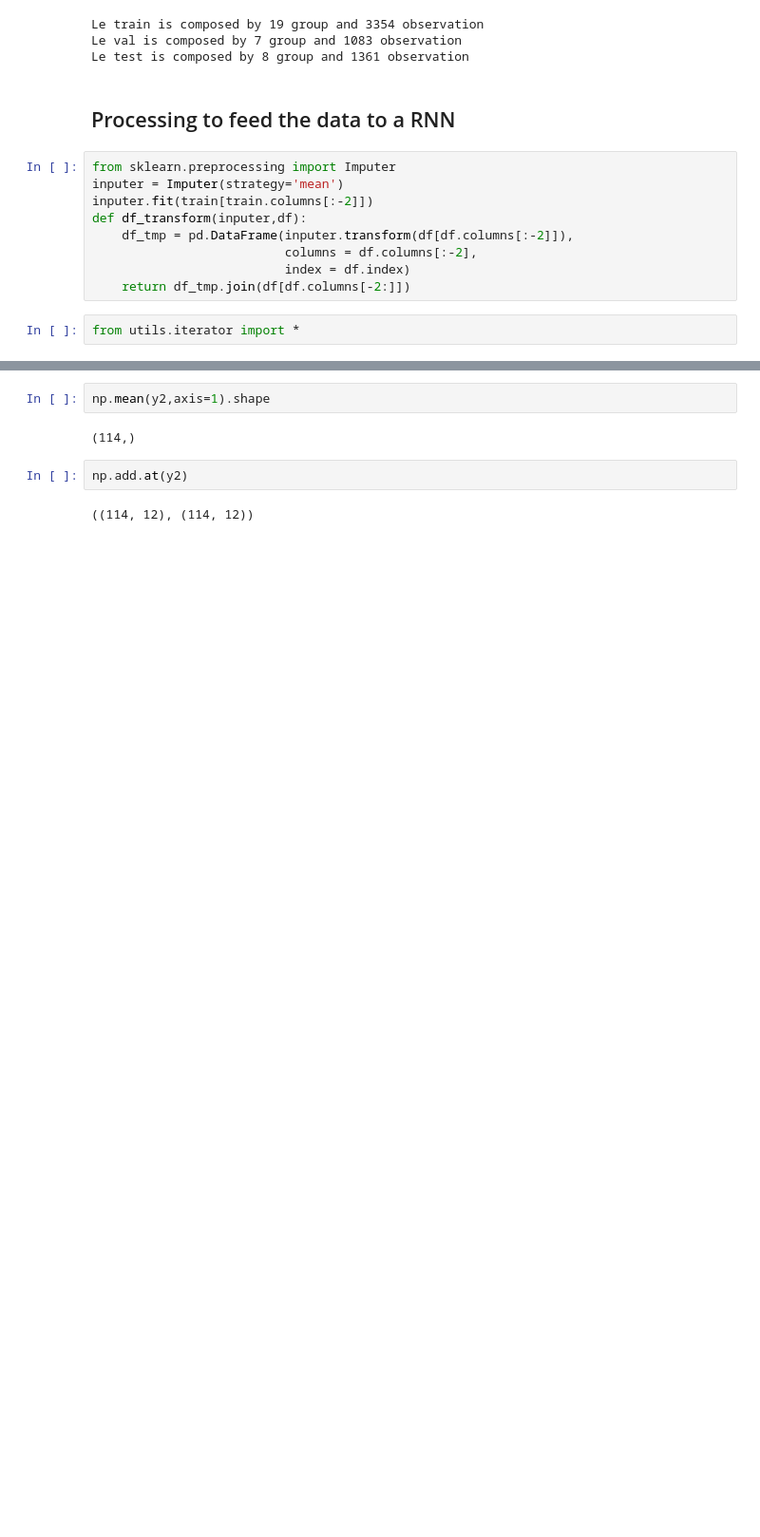
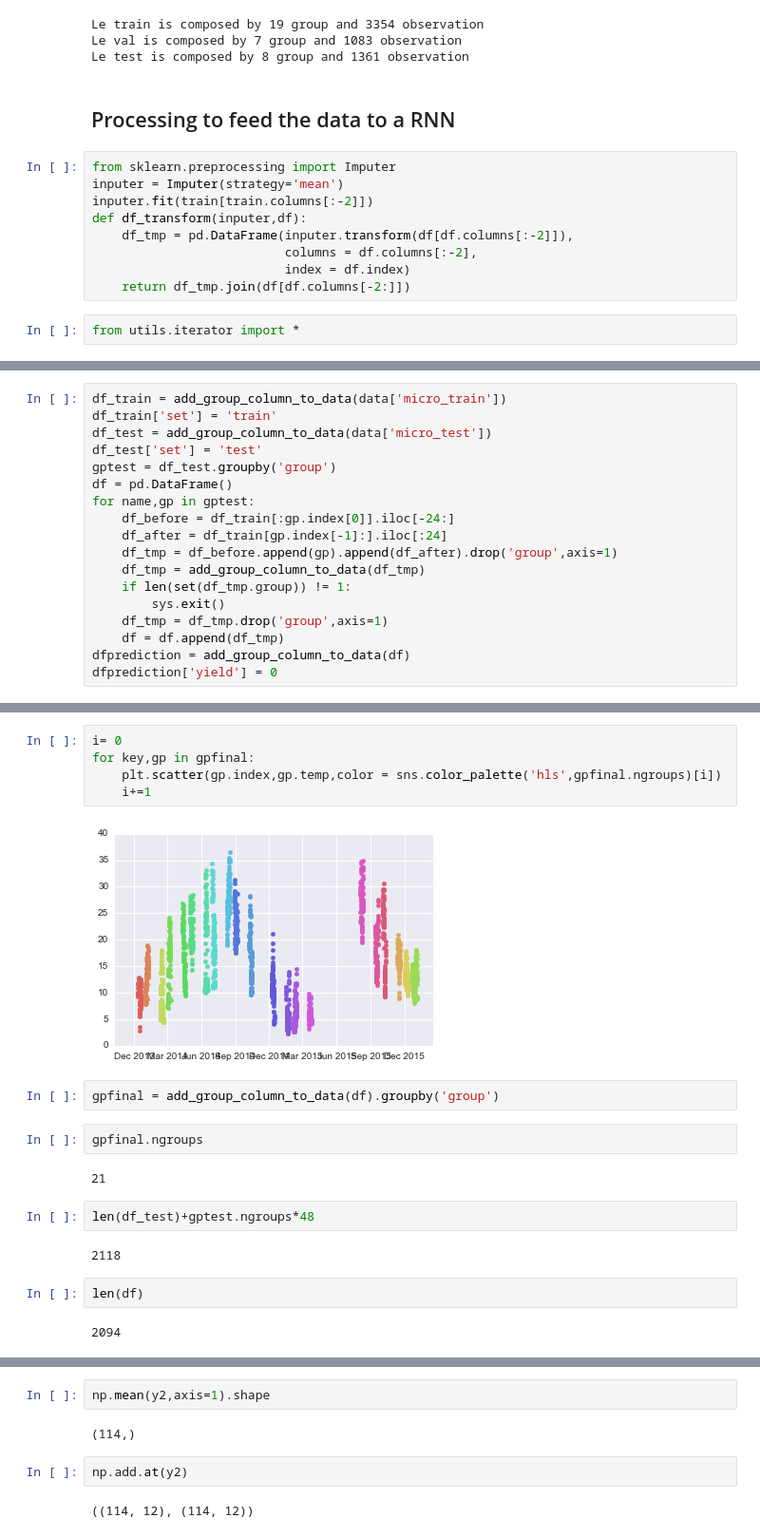
Before and after one commit to cthorey/fognet, a Jupyter notebook: test.ipynb, the cells around one changed output, grey strips where cells are left out. Shown at 95% size. Drawn from its saved outputs; the diff is of its cells as text; blank space fills up the shorter version.

```diff
--- a/test.ipynb
+++ b/test.ipynb
@@ -108,0 +170,18 @@ mask = mask[0].astype('int')
+# %%
+df_train = add_group_column_to_data(data['micro_train'])
+df_train['set'] = 'train'
+df_test = add_group_column_to_data(data['micro_test'])
+df_test['set'] = 'test'
+gptest = df_test.groupby('group')
+df = pd.DataFrame()
+for name,gp in gptest:
+    df_before = df_train[:gp.index[0]].iloc[-24:]
+    df_after = df_train[gp.index[-1]:].iloc[:24]
+    df_tmp = df_before.append(gp).append(df_after).drop('group',axis=1)
+    df_tmp = add_group_column_to_data(df_tmp)
+    if len(set(df_tmp.group)) != 1:
+        sys.exit()
+    df_tmp = df_tmp.drop('group',axis=1)
+    df = df.append(df_tmp)
+dfprediction = add_group_column_to_data(df)
+dfprediction['yield'] = 0
@@ -108,0 +215,21 @@ mask = mask[0].astype('int')
+# %%
+i= 0
+for key,gp in gpfinal:
+    plt.scatter(gp.index,gp.temp,color = sns.color_palette('hls',gpfinal.ngroups)[i])
+    i+=1
+# %% [output]
+[figure, added]
+# %%
+gpfinal = add_group_column_to_data(df).groupby('group')
+# %%
+gpfinal.ngroups
+# %% [output]
+21
+# %%
+len(df_test)+gptest.ngroups*48
+# %% [output]
+2118
+# %%
+len(df)
+# %% [output]
+2094
```
Also changed, not shown: parts of 25 cells of this notebook, 2 other files.
